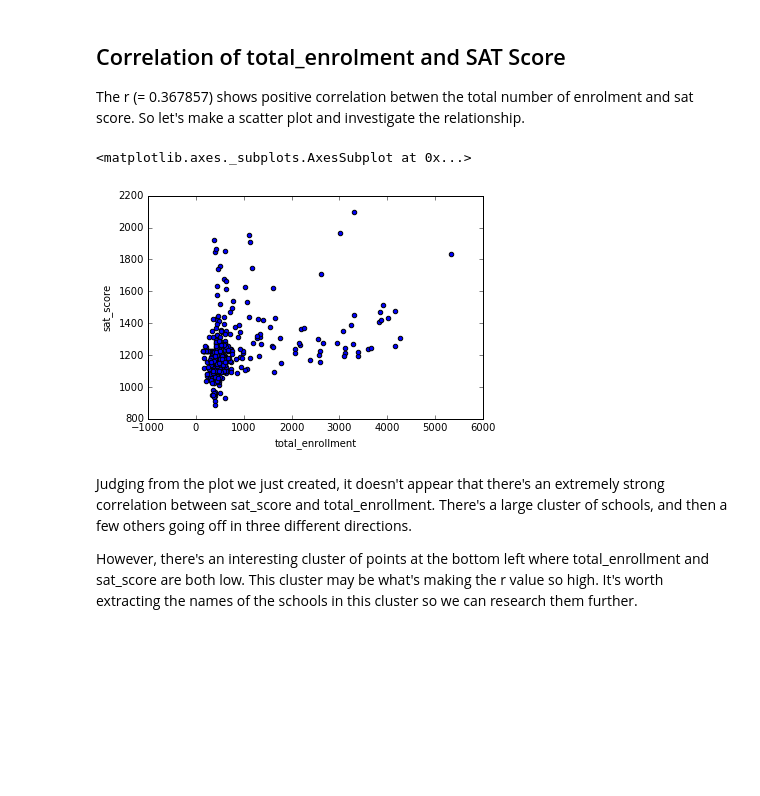
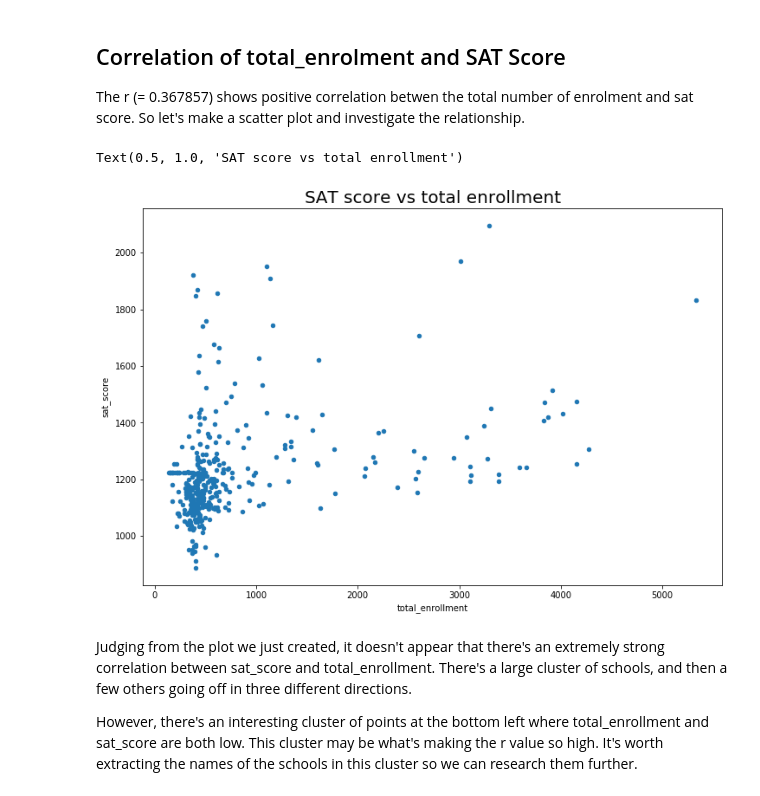
Before and after one commit to nasimjafari7/PythonProjects, a Jupyter notebook: Guided Project_ Analyzing NYC High School Data/Schools.ipynb, the cells around one changed output. Saved outputs shown, nothing was run; the diff lists cells and outputs as text; code cells hidden in the pictures; blank space fills up the shorter version.

Commit message:
Change the size of a plot

```diff
--- a/Guided Project_ Analyzing NYC High School Data/Schools.ipynb
+++ b/Guided Project_ Analyzing NYC High School Data/Schools.ipynb
@@ -257,11 +252,12 @@ The r (= 0.367857) shows positive correlation betwen the total number of enrolme
 # %%
 #Set up matplotlib to work in Jupyter notebook.
 %matplotlib inline
 import matplotlib.pyplot as plt
-combined.plot.scatter(x="total_enrollment", y="sat_score")
+ax = combined.plot.scatter(x="total_enrollment", y="sat_score", figsize = (12, 8))
+ax.set_title("SAT score vs total enrollment", fontdict={'fontsize':20})
 # %% [output]
-<matplotlib.axes._subplots.AxesSubplot at 0x...>
+Text(0.5, 1.0, 'SAT score vs total enrollment')
-[figure, old version]
+[figure, new version]
 # %% [markdown]
 Judging from the plot we just created, it doesn't appear that there's an extremely strong correlation between sat_score and total_enrollment. There's a large cluster of schools, and then a few others going off in three different directions.
 
```
Also changed, not shown: parts of 18 cells of this notebook.
